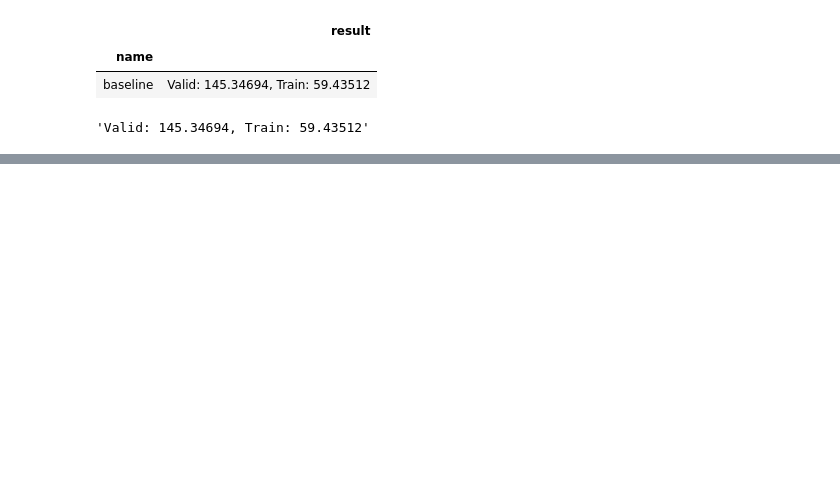
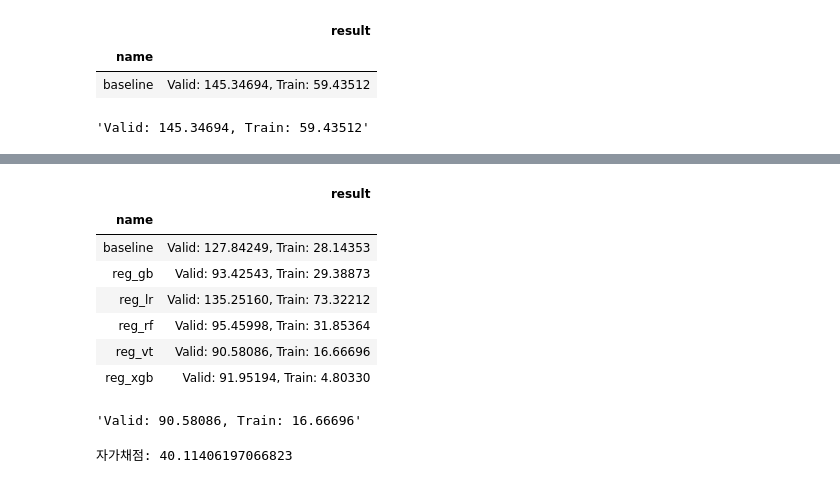
Before and after one commit to sunkusun9/DS_lv3_2603_1, a Jupyter notebook: sec_ds_lv3_prob3_kaggle.ipynb, the cells around one changed output, grey strips where cells are left out. Saved outputs shown, nothing was run; the diff lists cells and outputs as text; code cells hidden in the pictures; blank space fills up the shorter version.

Commit message:
Day1 Kaggle 문제 풀이 올립니다.

```diff
--- a/sec_ds_lv3_prob3_kaggle.ipynb
+++ b/sec_ds_lv3_prob3_kaggle.ipynb
@@ -391,0 +436,14 @@ from sklearn.ensemble import VotingRegressor
+# %%
+# XGB: XGBoost
+import xgboost as xgb
+
+X_xgb = "15분, 30분, 45분, 60분, Hour, AM, DayName, Weekend_yn, Holiday_yn, TotalHour, 생산량, 기온, 풍속, 습도, 강수량, 전기요금(계절), 공장인원, 인건비"
+X_xgb = X_xgb.split(', ')
+ct = ColumnTransformer([
+    ('ohe', OneHotEncoder(categories='auto'), ['DayName']),
+    ('pt', 'passthrough', X_xgb)
+])
+reg_xgb = make_pipeline(ct, xgb.XGBRegressor(
+    max_depth = 15, n_estimators=300, learning_rate = 0.03, random_state = 123, reg_lambda = 3
+))
+eval_model('reg_xgb', reg_xgb)
@@ -391,0 +463,15 @@ from sklearn.ensemble import VotingRegressor
+# %%
+# GBDT
+from sklearn.ensemble import GradientBoostingRegressor
+from sklearn.decomposition import PCA
+
+X_gb = "15분, 30분, 45분, 60분, Hour, AM, DayName, Weekend_yn, Holiday_yn, TotalHour, 생산량, 기온, 풍속, 습도, 강수량, 전기요금(계절), 공장인원, 인건비"
+X_gb = X_gb.split(', ')
+ct = ColumnTransformer([
+    ('ohe', OneHotEncoder(categories='auto'), ['DayName']),
+    ('pt', 'passthrough', X_gb)
+])
+reg_gb = make_pipeline(ct, GradientBoostingRegressor(
+    max_depth = None, max_leaf_nodes = 127, random_state = 123, min_samples_leaf = 32, n_estimators = 300, learning_rate = 0.03
+))
+eval_model('reg_gb', reg_gb)
@@ -391,0 +508,25 @@ from sklearn.ensemble import VotingRegressor
+# %%
+from sklearn.ensemble import VotingRegressor
+
+reg_vt = VotingRegressor([
+    #('baseline', reg_svr),
+    #('reg_lr', reg_lr),
+    ('reg_xgb', reg_xgb),
+    ('reg_gb', reg_gb),
+])
+eval_model('reg_vt', reg_vt)
+# %% [output]
+|  | result |
+| name |  |
+| baseline | Valid: 127.84249, Train: 28.14353 |
+| reg_gb | Valid: 93.42543, Train: 29.38873 |
+| reg_lr | Valid: 135.25160, Train: 73.32212 |
+| reg_rf | Valid: 95.45998, Train: 31.85364 |
+| reg_vt | Valid: 90.58086, Train: 16.66696 |
+| reg_xgb | Valid: 91.95194, Train: 4.80330 |
+'Valid: 90.58086, Train: 16.66696'
+# %%
+prd = select_model(reg_vt)
+print("자가채점: {}".format(mean_absolute_error(s_kaggle_ans, prd)))
+# %% [output]
+자가채점: 40.11406197066823
```
Also changed, not shown: parts of 32 cells of this notebook.
